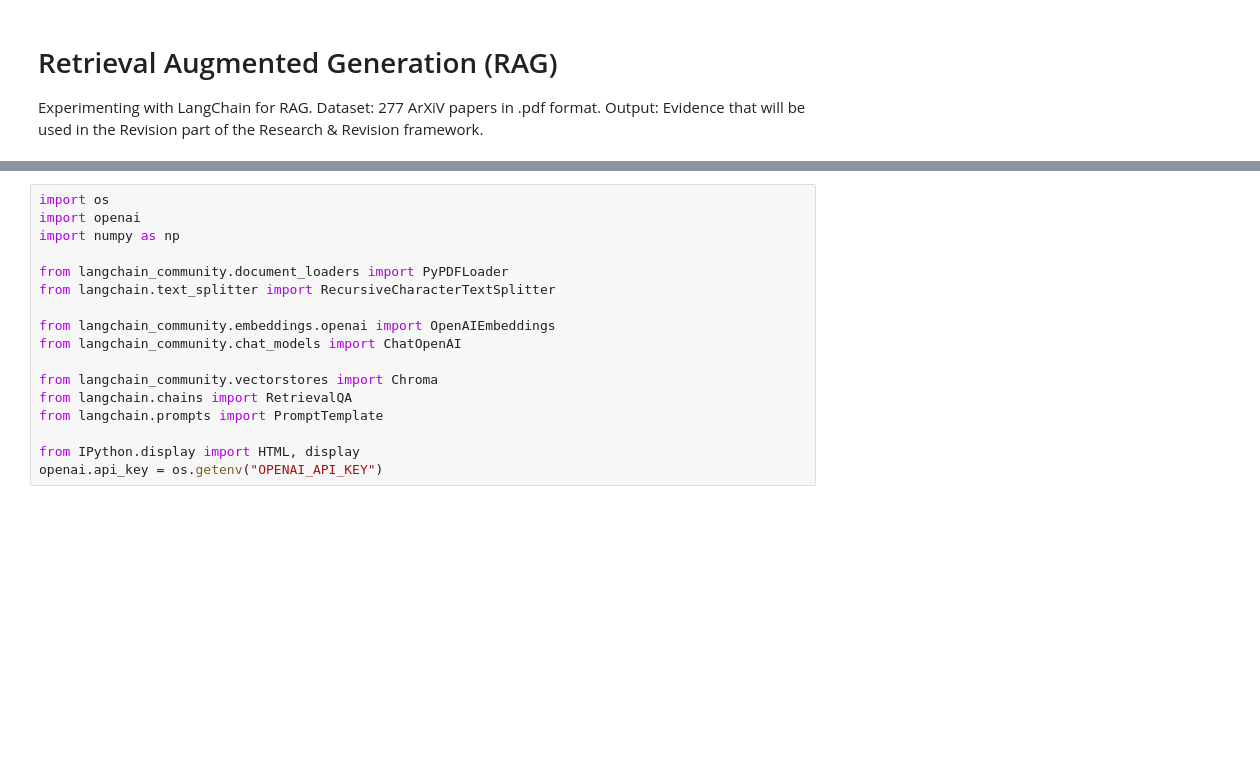
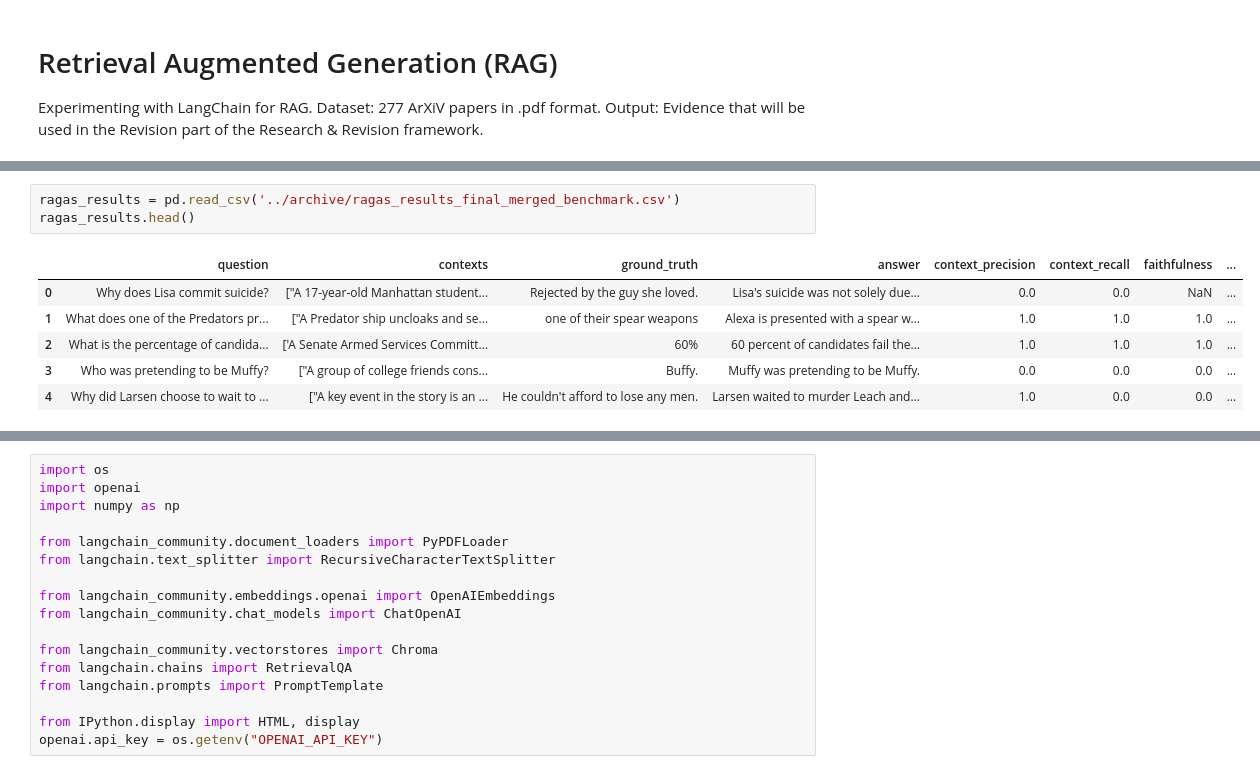
Before and after one commit to KremerML/RAGR2, a Jupyter notebook: notebooks/RAG_initial_exploration.ipynb, the cells around one changed output, grey strips where cells are left out. Drawn from its saved outputs; the diff is of its cells as text; blank space fills up the shorter version.

```diff
--- a/notebooks/RAG_initial_exploration.ipynb
+++ b/notebooks/RAG_initial_exploration.ipynb
@@ -6,0 +217,10 @@ Output: Evidence that will be used in the Revision part of the Research & Revisi
+# %%
+ragas_results = pd.read_csv('../archive/ragas_results_final_merged_benchmark.csv')
+ragas_results.head()
+# %% [output]
+|  | question | contexts | ground_truth | answer | context_precision | context_recall | faithfulness | ... |
+| 0 | Why does Lisa commit suicide? | ["A 17-year-old Manhattan student... | Rejected by the guy she loved. | Lisa's suicide was not solely due... | 0.0 | 0.0 | NaN | ... |
+| 1 | What does one of the Predators pr... | ["A Predator ship uncloaks and se... | one of their spear weapons | Alexa is presented with a spear w... | 1.0 | 1.0 | 1.0 | ... |
+| 2 | What is the percentage of candida... | ['A Senate Armed Services Committ... | 60% | 60 percent of candidates fail the... | 1.0 | 1.0 | 1.0 | ... |
+| 3 | Who was pretending to be Muffy? | ["A group of college friends cons... | Buffy. | Muffy was pretending to be Muffy. | 0.0 | 0.0 | 0.0 | ... |
+| 4 | Why did Larsen choose to wait to ... | ["A key event in the story is an ... | He couldn't afford to lose any men. | Larsen waited to murder Leach and... | 1.0 | 0.0 | 0.0 | ... |
```
Also changed, not shown: parts of 18 cells of this notebook.
